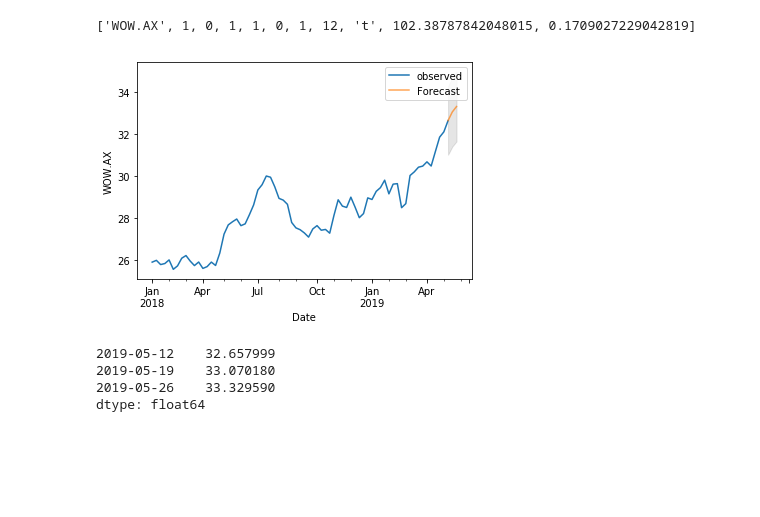
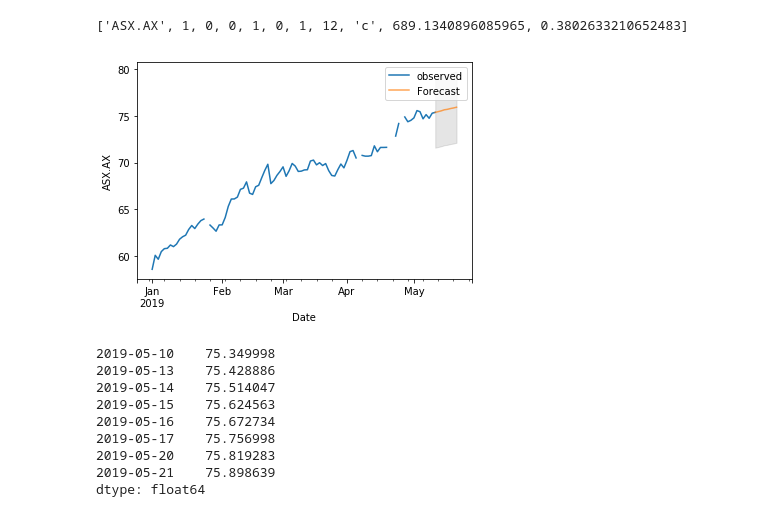
Before and after one commit to pengdannywang/JanePython, a Jupyter notebook: src/stockthread/onestock.ipynb, the cells around one changed output. Drawn from its saved outputs; the diff is of its cells as text; code cells hidden in the pictures; blank space fills up the shorter version.

```diff
--- a/src/stockthread/onestock.ipynb
+++ b/src/stockthread/onestock.ipynb
@@ -1,22 +1,28 @@
 # %%
 from sarimaxModel import predictbyticker
 import pandas as pd
 from sarimaxModel import forcastStocks
 from loadstocks import loadStocksByTickers
 from loadstocks import loadAuNotNaTickersFromYahooExcel
 # We will look at stock prices over the past year, starting at January 1, 2016
 
 path='/root/pythondev/JanePython/'
 inputfile = path+'Yahoo.xlsx'
 outputfile = 'stocks2.csv'
-ticker='WOW.AX'
+ticker='ASX.AX'
 
-result=predictbyticker(ticker,period='W',disp=True)
+result=predictbyticker(ticker,period='B',steps=7,disp=True)
+
 result
 # %% [output]
-['WOW.AX', 1, 0, 1, 1, 0, 1, 12, 't', 102.38787842048015, 0.1709027229042819]
+['ASX.AX', 1, 0, 0, 1, 0, 1, 12, 'c', 689.1340896085965, 0.3802633210652483]
-[figure, old version]
+[figure, new version]
-2019-05-12    32.657999
-2019-05-19    33.070180
-2019-05-26    33.329590
+2019-05-10    75.349998
+2019-05-13    75.428886
+2019-05-14    75.514047
+2019-05-15    75.624563
+2019-05-16    75.672734
+2019-05-17    75.756998
+2019-05-20    75.819283
+2019-05-21    75.898639
 dtype: float64
```
Also changed, not shown: parts of 1 cell of this notebook, 4 other files.
